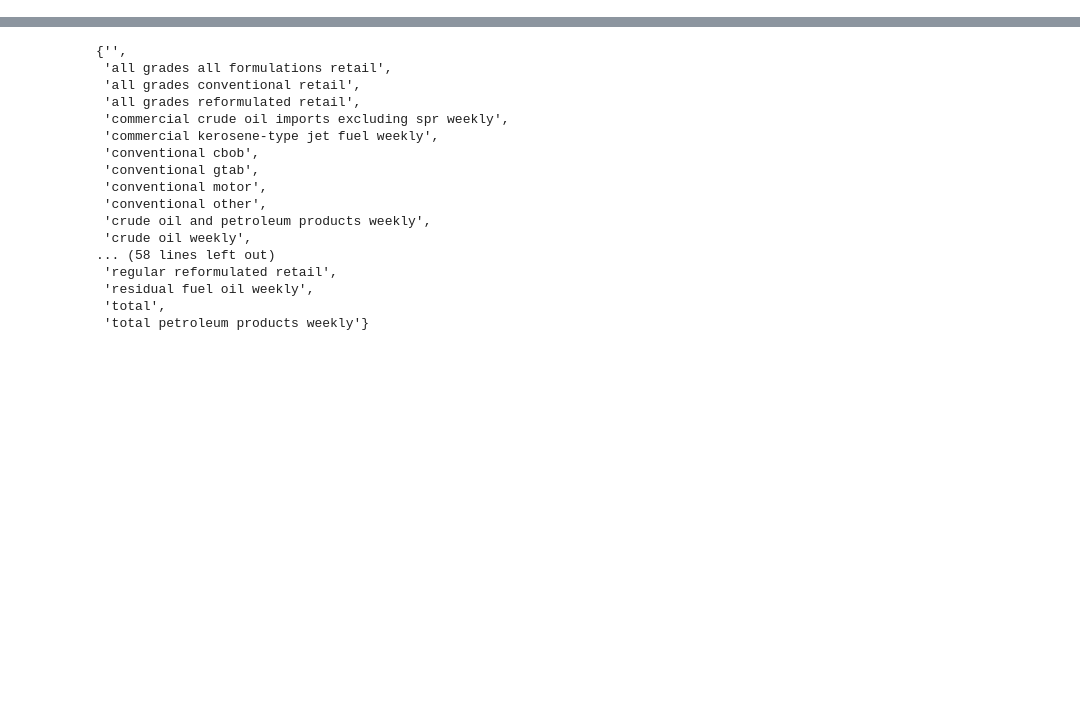
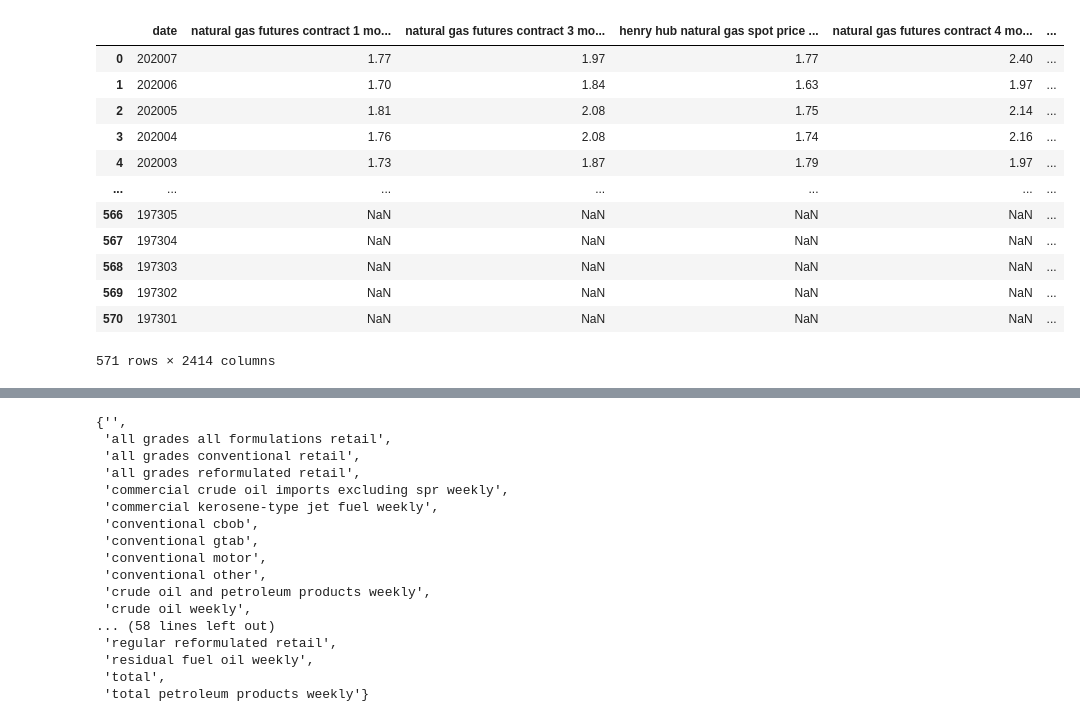
Before and after one commit to bgithub1/barchartacs, a Jupyter notebook: barchartacs/eia_download.ipynb, the cells around one changed output, grey strips where cells are left out. Cells and saved outputs as stored; diff of their text form; code cells hidden in the pictures; blank space fills up the shorter version.

```diff
--- a/barchartacs/eia_download.ipynb
+++ b/barchartacs/eia_download.ipynb
@@ -885,0 +181,2 @@ array(['ending stocks', 'refiner and blender net production',
+# %%
+df_ng_monthly,df_ng_monthly_cols = build_df_eia(ng_data_json,freq='M')
@@ -885,0 +187,16 @@ array(['ending stocks', 'refiner and blender net production',
+# %%
+df_ng_monthly
+# %% [output]
+|  | date | natural gas futures contract 1 mo... | natural gas futures contract 3 mo... | henry hub natural gas spot price ... | natural gas futures contract 4 mo... | ... |
+| 0 | 202007 | 1.77 | 1.97 | 1.77 | 2.40 | ... |
+| 1 | 202006 | 1.70 | 1.84 | 1.63 | 1.97 | ... |
+| 2 | 202005 | 1.81 | 2.08 | 1.75 | 2.14 | ... |
+| 3 | 202004 | 1.76 | 2.08 | 1.74 | 2.16 | ... |
+| 4 | 202003 | 1.73 | 1.87 | 1.79 | 1.97 | ... |
+| ... | ... | ... | ... | ... | ... | ... |
+| 566 | 197305 | NaN | NaN | NaN | NaN | ... |
+| 567 | 197304 | NaN | NaN | NaN | NaN | ... |
+| 568 | 197303 | NaN | NaN | NaN | NaN | ... |
+| 569 | 197302 | NaN | NaN | NaN | NaN | ... |
+| 570 | 197301 | NaN | NaN | NaN | NaN | ... |
+571 rows × 2414 columns
```
Also changed, not shown: parts of 91 cells of this notebook, 2 other files.
